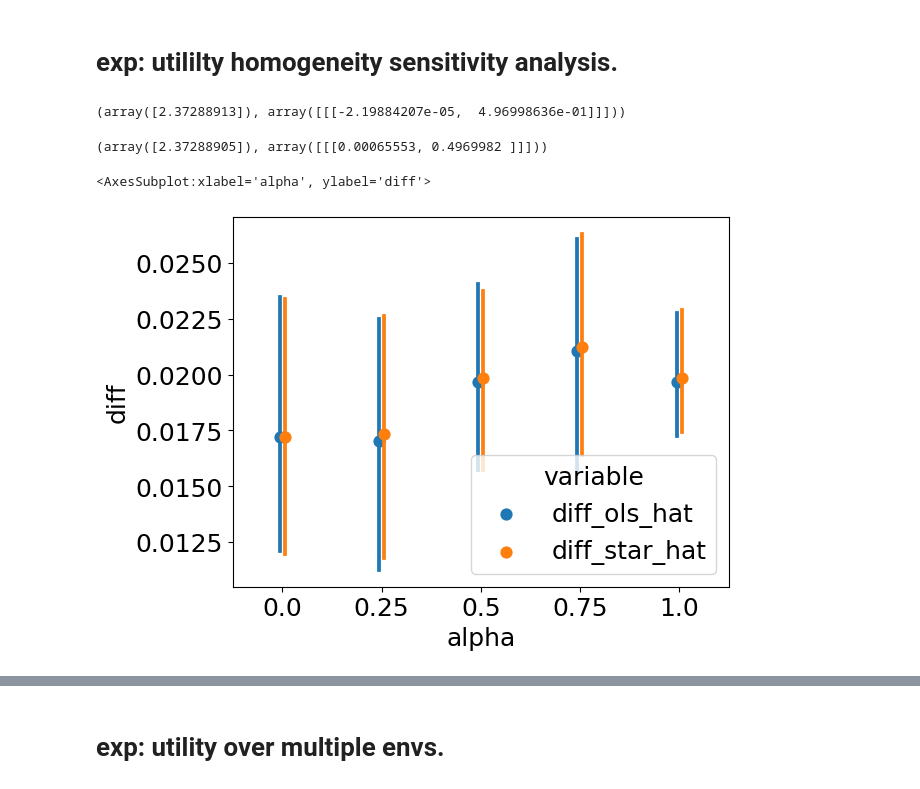
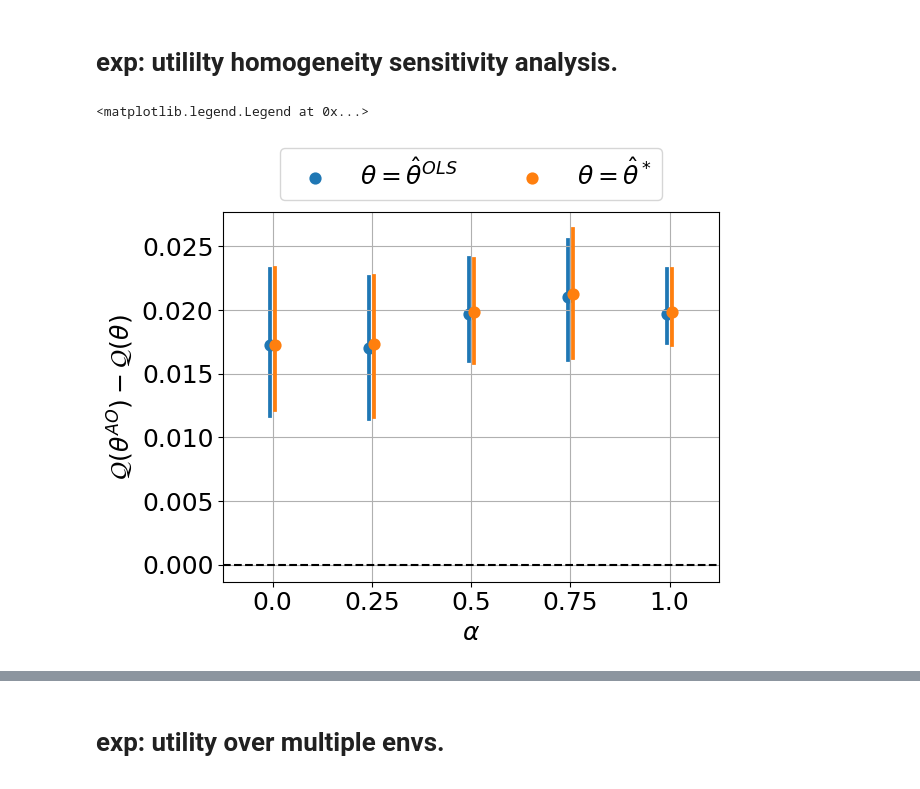
Before and after one commit to muandet-lab/causal-strategic-learning-with-selection, a Jupyter notebook: experiments.ipynb, the cells around one changed output, grey strips where cells are left out. Drawn from its saved outputs; the diff is of its cells as text; code cells hidden in the pictures.

```diff
--- a/experiments.ipynb
+++ b/experiments.ipynb
@@ -192,7 +191,7 @@ plt.savefig("figures/harris-et-al-selection-results.pdf")
 # %% [markdown]
 # our setup: data generation
 # %%
-cmd = f"--num-applicants 100000 --applicants-per-round 1000 --scaled-duplicates sequence --methods 2sls ols ours --envs-accept-rate .5 --normalize --alpha-effort 0"
+cmd = (f"--num-applicants 100000 --applicants-per-round 1000 --scaled-duplicates sequence --methods 2sls ols ours --envs-accept-rate .5 --normalize --fixed-effort-conversion")
 args = algos.get_args(cmd)
 pref_vect = args.pref_vect
 np.random.seed(1)
@@ -433,7 +436,7 @@ if MODE=='compute':
     dfs = []
     for alpha in (0, .25, .5, .75, 1):
         n_runs = 10
-        cmd = f"--num-applicants 100000 --applicants-per-round 1000 --scaled-duplicates sequence --fixed-effort-conversion --methods 2sls ols ours --envs-accept-rate .5 --clip --alpha {alpha}"
+        cmd = f"--num-applicants 100000 --applicants-per-round 1000 --scaled-duplicates sequence --fixed-effort-conversion --methods 2sls ols ours --envs-accept-rate .5 --alpha {alpha}"
         args = algos.get_args(cmd)
         args_list = [(s, args) for s in np.arange(n_runs)]
         with Pool(N_CORES) as p:
@@ -480,7 +543,6 @@ sns.pointplot(
 # %% [markdown]
 # exp: sensitivity analysis on homogeneity assp.
 # %%
-MODE='load'
 if MODE=='compute':
     dfs = []
     for alpha in (0, .25, .5, .75, 1):
@@ -992,20 +1070,6 @@ df_test
 | theta_star_hat | 2.511641 | 0.006336 |
 # %% [markdown]
 # exp: utililty homogeneity sensitivity analysis.
-# %%
-cmd = (
-    f"--num-applicants 100000 --applicants-per-round 1000 --scaled-duplicates sequence "
-    f"--normalize --methods ols ours --envs-accept-rate .5 "
-    f"--theta-star-std 0 --alpha-effort 0 --offline-eval"
-)
-cmd = f"{cmd} --offline-eval"
-args = algos.get_args(cmd)
-
-print(algos.run_multi_env_utility(args, 1, ('theta_star_hat', )))
-print(algos.run_multi_env_utility(args, 1, ('theta_ols_hat', )))
-# %% [output]
-(array([2.37288913]), array([[[-2.19884207e-05,  4.96998636e-01]]]))
-(array([2.37288905]), array([[[0.00065553, 0.4969982 ]]]))
 # %%
 def parallelize(n_runs, n_cores, args, func, combination):
     args_list = [(args, t, c) for t in range(n_runs)]
@@ -1047,17 +1110,46 @@ df = pd.concat(dfs)
 # %%
 diff = pd.DataFrame(
     {
         "diff_ols_hat": df[df.test_theta_env0 == "theta_ao_hat"]["perf_env0"]
         - df[df.test_theta_env0 == "theta_ols_hat"]["perf_env0"],
         "diff_star_hat": df[df.test_theta_env0 == "theta_ao_hat"]["perf_env0"]
         - df[df.test_theta_env0 == "theta_star_hat"]["perf_env0"],
-        "alpha": df[df.test_theta_env0=='theta_ao_hat'].alpha
+        "alpha": df[df.test_theta_env0 == "theta_ao_hat"].alpha,
     }
 )
-fig,ax=plt.subplots()
-diff =pd.melt(frame=diff, id_vars='alpha', value_vars=('diff_ols_hat', 'diff_star_hat'), value_name='diff')
-sns.pointplot(data=diff, x='alpha', y='diff', hue='variable', join=False, dodge=True)
-# sns.pointplot(data=df, x='alpha', y='')
+fig, ax = plt.subplots()
+diff = pd.melt(
+    frame=diff,
+    id_vars="alpha",
+    value_vars=("diff_ols_hat", "diff_star_hat"),
+    value_name="diff",
+)
+
+# renaming categories for legend.
+diff.variable = diff.variable.astype(dtype="category").cat.rename_categories(
+    {
+        "diff_ols_hat": r"$\theta = \hat{\theta}^{OLS}$",
+        "diff_star_hat": r"$\theta = \hat{\theta}^*$",
+    }
+)
+
+# plotting.
+sns.pointplot(data=diff, x="alpha", y="diff", hue="variable", join=False, dodge=True)
+
+# making it pretty.
+ax.grid()
+ax.set_xlabel(r"$\alpha$")
+ax.axhline(y=0, color="k", linestyle="--")
+ax.set_ylabel(r"$\mathcal{Q}(\theta^{AO}) - \mathcal{Q}(\theta)$")
+
+handles, labels = ax.get_legend_handles_labels()
+ax.legend(
+    handles=handles[:],
+    labels=labels[:],
+    ncol=3,
+    loc="lower center",
+    bbox_to_anchor=(0.5, 1),
+)
 # %% [output]
-<AxesSubplot:xlabel='alpha', ylabel='diff'>
+<matplotlib.legend.Legend at 0x...>
-[figure, old version]
+[figure, new version]
```
Also changed, not shown: parts of 10 cells of this notebook, 3 other files.
